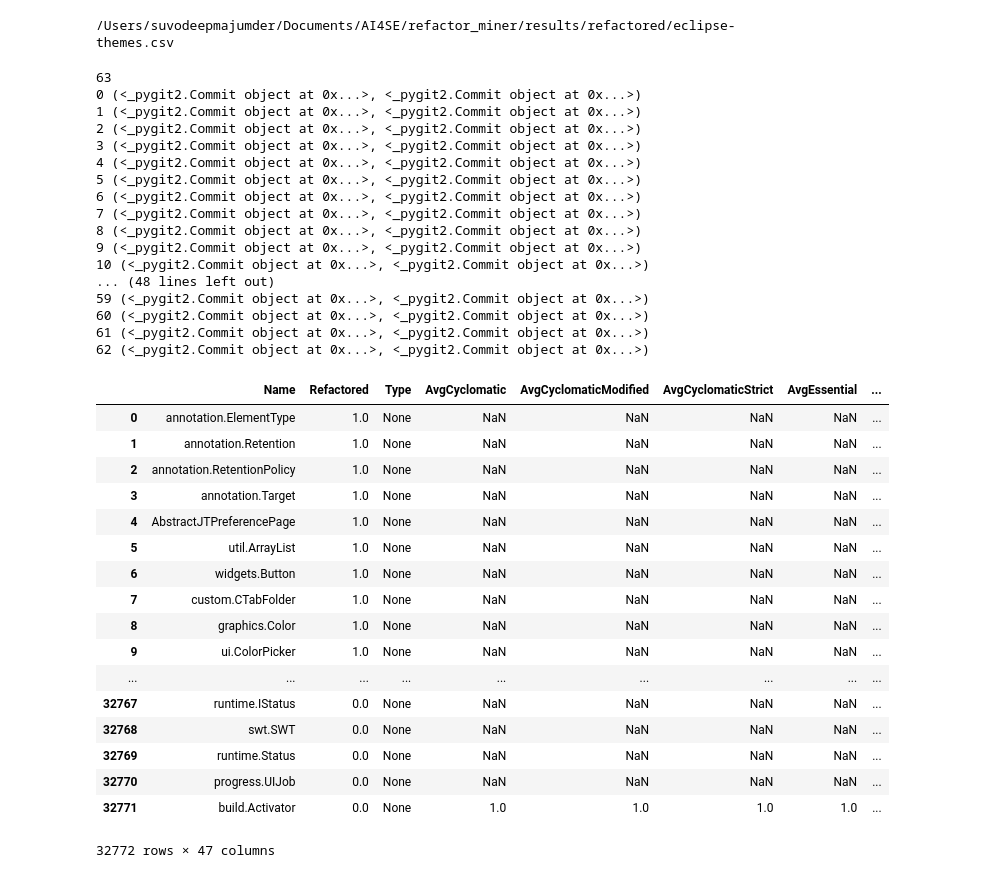
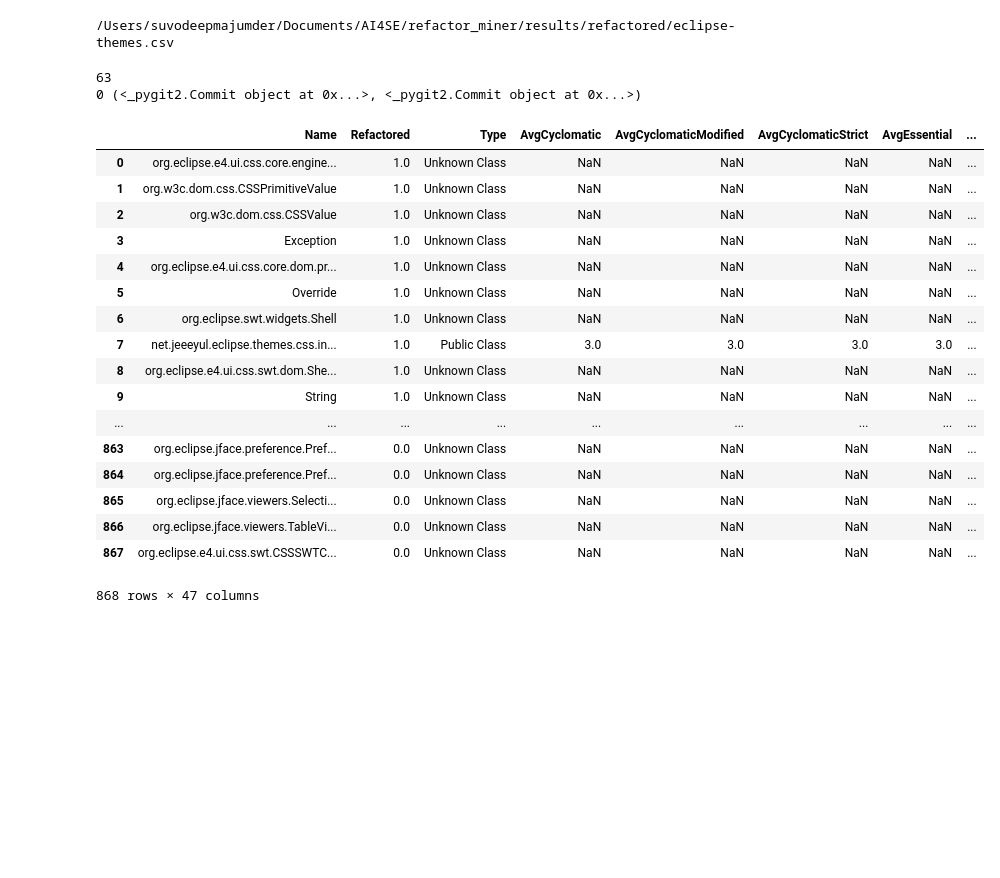
Before and after one commit to ai-se/refactor_miner, a Jupyter notebook: src/temp.ipynb, the cells around one changed output. Drawn from its saved outputs; the diff is of its cells as text; code cells hidden in the pictures; blank space fills up the shorter version.

```diff
--- a/src/temp.ipynb
+++ b/src/temp.ipynb
@@ -8,43 +8,31 @@ mine.get_refactored_commits()
 metrics = git_understand.MetricsGetter('https://github.com/jeeeyul/eclipse-themes.git','eclipse-themes','java')
 # %% [output]
 /Users/suvodeepmajumder/Documents/AI4SE/refactor_miner/results/refactored/eclipse-themes.csv
-# %%
-metrics.get_all_metrics()
-# %% [output]
-63
-0 (<_pygit2.Commit object at 0x...>, <_pygit2.Commit object at 0x...>)
-1 (<_pygit2.Commit object at 0x...>, <_pygit2.Commit object at 0x...>)
-2 (<_pygit2.Commit object at 0x...>, <_pygit2.Commit object at 0x...>)
-3 (<_pygit2.Commit object at 0x...>, <_pygit2.Commit object at 0x...>)
-4 (<_pygit2.Commit object at 0x...>, <_pygit2.Commit object at 0x...>)
-5 (<_pygit2.Commit object at 0x...>, <_pygit2.Commit object at 0x...>)
-6 (<_pygit2.Commit object at 0x...>, <_pygit2.Commit object at 0x...>)
-7 (<_pygit2.Commit object at 0x...>, <_pygit2.Commit object at 0x...>)
-8 (<_pygit2.Commit object at 0x...>, <_pygit2.Commit object at 0x...>)
-9 (<_pygit2.Commit object at 0x...>, <_pygit2.Commit object at 0x...>)
-10 (<_pygit2.Commit object at 0x...>, <_pygit2.Commit object at 0x...>)
-... (48 lines left out)
-59 (<_pygit2.Commit object at 0x...>, <_pygit2.Commit object at 0x...>)
-60 (<_pygit2.Commit object at 0x...>, <_pygit2.Commit object at 0x...>)
-61 (<_pygit2.Commit object at 0x...>, <_pygit2.Commit object at 0x...>)
-62 (<_pygit2.Commit object at 0x...>, <_pygit2.Commit object at 0x...>)
-|  | Name | Refactored | Type | AvgCyclomatic | AvgCyclomaticModified | AvgCyclomaticStrict | AvgEssential | ... |
-| 0 | annotation.ElementType | 1.0 | None | NaN | NaN | NaN | NaN | ... |
-| 1 | annotation.Retention | 1.0 | None | NaN | NaN | NaN | NaN | ... |
-| 2 | annotation.RetentionPolicy | 1.0 | None | NaN | NaN | NaN | NaN | ... |
-| 3 | annotation.Target | 1.0 | None | NaN | NaN | NaN | NaN | ... |
-| 4 | AbstractJTPreferencePage | 1.0 | None | NaN | NaN | NaN | NaN | ... |
-| 5 | util.ArrayList | 1.0 | None | NaN | NaN | NaN | NaN | ... |
-| 6 | widgets.Button | 1.0 | None | NaN | NaN | NaN | NaN | ... |
-| 7 | custom.CTabFolder | 1.0 | None | NaN | NaN | NaN | NaN | ... |
-| 8 | graphics.Color | 1.0 | None | NaN | NaN | NaN | NaN | ... |
-| 9 | ui.ColorPicker | 1.0 | None | NaN | NaN | NaN | NaN | ... |
-| ... | ... | ... | ... | ... | ... | ... | ... | ... |
-| 32767 | runtime.IStatus | 0.0 | None | NaN | NaN | NaN | NaN | ... |
-| 32768 | swt.SWT | 0.0 | None | NaN | NaN | NaN | NaN | ... |
-| 32769 | runtime.Status | 0.0 | None | NaN | NaN | NaN | NaN | ... |
-| 32770 | progress.UIJob | 0.0 | None | NaN | NaN | NaN | NaN | ... |
-| 32771 | build.Activator | 0.0 | None | 1.0 | 1.0 | 1.0 | 1.0 | ... |
-32772 rows × 47 columns
+# %%
+x = metrics.get_all_metrics()
+# %% [output]
+63
+0 (<_pygit2.Commit object at 0x...>, <_pygit2.Commit object at 0x...>)
 # %%
 metrics.save_to_csv()
+# %%
+x
+# %% [output]
+|  | Name | Refactored | Type | AvgCyclomatic | AvgCyclomaticModified | AvgCyclomaticStrict | AvgEssential | ... |
+| 0 | org.eclipse.e4.ui.css.core.engine... | 1.0 | Unknown Class | NaN | NaN | NaN | NaN | ... |
+| 1 | org.w3c.dom.css.CSSPrimitiveValue | 1.0 | Unknown Class | NaN | NaN | NaN | NaN | ... |
+| 2 | org.w3c.dom.css.CSSValue | 1.0 | Unknown Class | NaN | NaN | NaN | NaN | ... |
+| 3 | Exception | 1.0 | Unknown Class | NaN | NaN | NaN | NaN | ... |
+| 4 | org.eclipse.e4.ui.css.core.dom.pr... | 1.0 | Unknown Class | NaN | NaN | NaN | NaN | ... |
+| 5 | Override | 1.0 | Unknown Class | NaN | NaN | NaN | NaN | ... |
+| 6 | org.eclipse.swt.widgets.Shell | 1.0 | Unknown Class | NaN | NaN | NaN | NaN | ... |
+| 7 | net.jeeeyul.eclipse.themes.css.in... | 1.0 | Public Class | 3.0 | 3.0 | 3.0 | 3.0 | ... |
+| 8 | org.eclipse.e4.ui.css.swt.dom.She... | 1.0 | Unknown Class | NaN | NaN | NaN | NaN | ... |
+| 9 | String | 1.0 | Unknown Class | NaN | NaN | NaN | NaN | ... |
+| ... | ... | ... | ... | ... | ... | ... | ... | ... |
+| 863 | org.eclipse.jface.preference.Pref... | 0.0 | Unknown Class | NaN | NaN | NaN | NaN | ... |
+| 864 | org.eclipse.jface.preference.Pref... | 0.0 | Unknown Class | NaN | NaN | NaN | NaN | ... |
+| 865 | org.eclipse.jface.viewers.Selecti... | 0.0 | Unknown Class | NaN | NaN | NaN | NaN | ... |
+| 866 | org.eclipse.jface.viewers.TableVi... | 0.0 | Unknown Class | NaN | NaN | NaN | NaN | ... |
+| 867 | org.eclipse.e4.ui.css.swt.CSSSWTC... | 0.0 | Unknown Class | NaN | NaN | NaN | NaN | ... |
+868 rows × 47 columns
```
Also changed, not shown: 4 other files.
